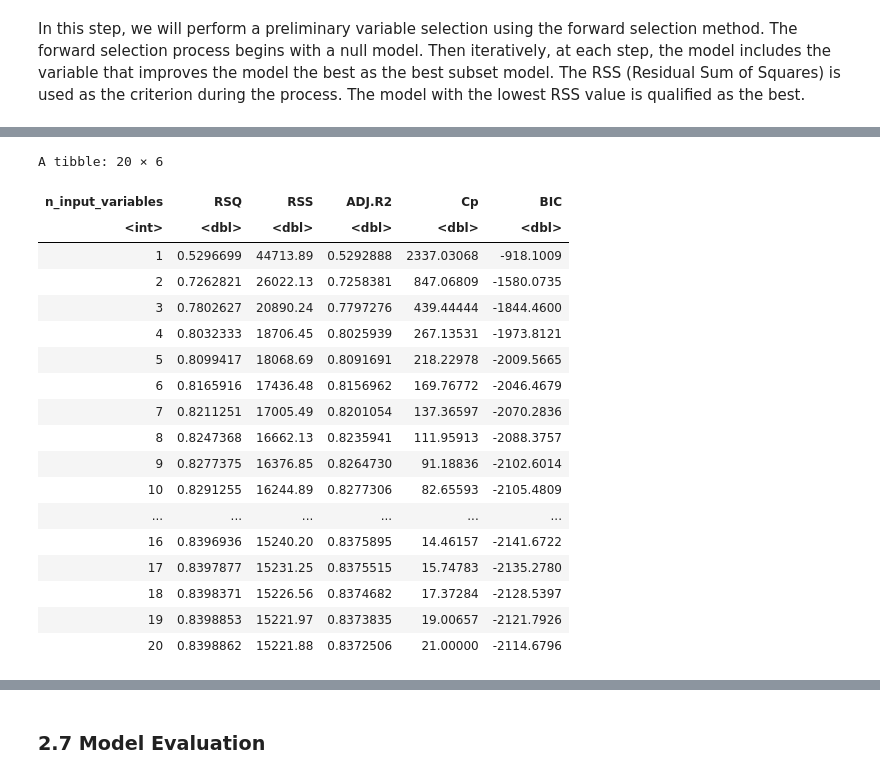
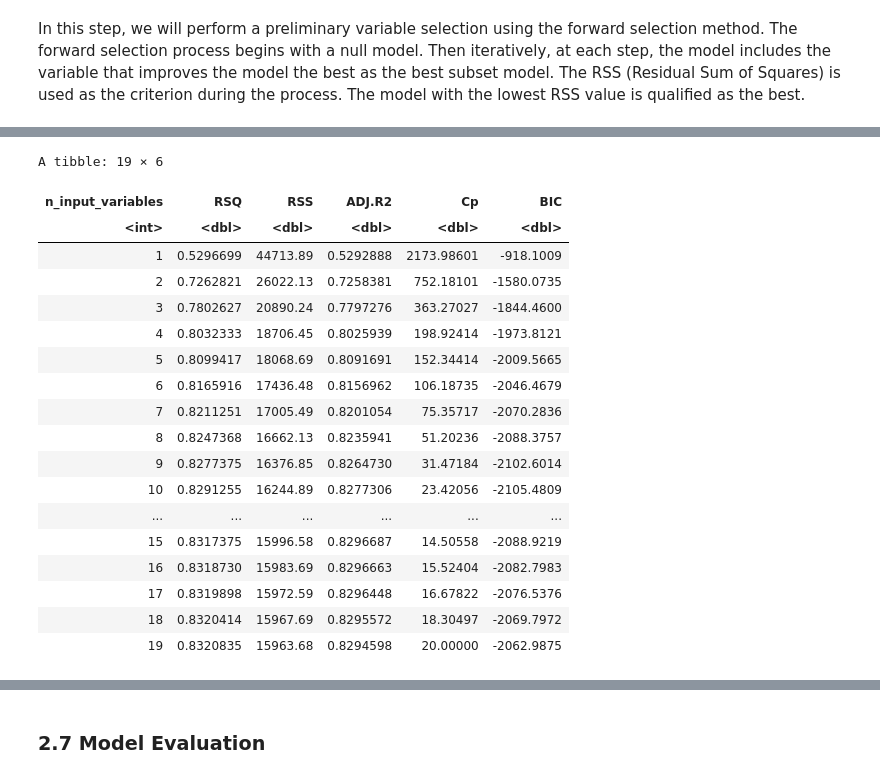
Before and after one commit to fionawang-yf/STAT301-LifeExpectancy, a Jupyter notebook: STAT301-Group1-Report.ipynb, the cells around one changed output, grey strips where cells are left out. Cells and saved outputs as stored; diff of their text form; code cells hidden in the pictures.

Commit message:
added model assumption, changed model selection process

```diff
--- a/STAT301-Group1-Report.ipynb
+++ b/STAT301-Group1-Report.ipynb
@@ -301,7 +365,7 @@ le_test  = testing(le_split)
 # %% [markdown]
 First, we extract the column names for the full set of predictor variables, excluding `life_expectancy`, which is our response variable, for the use of the selection process in the next step.
 # %%
-names <- colnames(select(le, -life_expectancy))
+names <- colnames(select(le, -life_expectancy, -infant_deaths))
 names
 # %% [output]
  [1] "year"                            "status"
@@ -318,9 +382,10 @@ names
 In this step, we will perform a preliminary variable selection using the forward selection method. The forward selection process begins with a null model. Then iteratively, at each step, the model includes the variable that improves the model the best as the best subset model. The RSS (Residual Sum of Squares) is used as the criterion during the process. The model with the lowest RSS value is qualified as the best.
 # %%
 le_forward_sel <- regsubsets(
-  x =  life_expectancy ~ ., nvmax = length(names),
+  x =  life_expectancy ~ .-infant_deaths, nvmax = length(names),
   data = le_train,
   method = "forward"
 )
 
 le_forward_summary <- summary(le_forward_sel)
+le_forward_summary
@@ -327,29 +410,29 @@ le_forward_summary <- summary(le_forward_sel)
 # %%
 le_forward_summary_df <- tibble(
-    n_input_variables = 1:20,
+    n_input_variables = 1:19,
     RSQ = le_forward_summary$rsq,
     RSS = le_forward_summary$rss,
     ADJ.R2 = le_forward_summary$adjr2,
     Cp = le_forward_summary$cp,
     BIC = le_forward_summary$bic)
 le_forward_summary_df
 # %% [output]
-A tibble: 20 × 6
+A tibble: 19 × 6
 | n_input_variables | RSQ | RSS | ADJ.R2 | Cp | BIC |
 | <int> | <dbl> | <dbl> | <dbl> | <dbl> | <dbl> |
-| 1 | 0.5296699 | 44713.89 | 0.5292888 | 2337.03068 | -918.1009 |
-| 2 | 0.7262821 | 26022.13 | 0.7258381 | 847.06809 | -1580.0735 |
-| 3 | 0.7802627 | 20890.24 | 0.7797276 | 439.44444 | -1844.4600 |
-| 4 | 0.8032333 | 18706.45 | 0.8025939 | 267.13531 | -1973.8121 |
-| 5 | 0.8099417 | 18068.69 | 0.8091691 | 218.22978 | -2009.5665 |
-| 6 | 0.8165916 | 17436.48 | 0.8156962 | 169.76772 | -2046.4679 |
-| 7 | 0.8211251 | 17005.49 | 0.8201054 | 137.36597 | -2070.2836 |
-| 8 | 0.8247368 | 16662.13 | 0.8235941 | 111.95913 | -2088.3757 |
-| 9 | 0.8277375 | 16376.85 | 0.8264730 | 91.18836 | -2102.6014 |
-| 10 | 0.8291255 | 16244.89 | 0.8277306 | 82.65593 | -2105.4809 |
+| 1 | 0.5296699 | 44713.89 | 0.5292888 | 2173.98601 | -918.1009 |
+| 2 | 0.7262821 | 26022.13 | 0.7258381 | 752.18101 | -1580.0735 |
+| 3 | 0.7802627 | 20890.24 | 0.7797276 | 363.27027 | -1844.4600 |
+| 4 | 0.8032333 | 18706.45 | 0.8025939 | 198.92414 | -1973.8121 |
+| 5 | 0.8099417 | 18068.69 | 0.8091691 | 152.34414 | -2009.5665 |
+| 6 | 0.8165916 | 17436.48 | 0.8156962 | 106.18735 | -2046.4679 |
+| 7 | 0.8211251 | 17005.49 | 0.8201054 | 75.35717 | -2070.2836 |
+| 8 | 0.8247368 | 16662.13 | 0.8235941 | 51.20236 | -2088.3757 |
+| 9 | 0.8277375 | 16376.85 | 0.8264730 | 31.47184 | -2102.6014 |
+| 10 | 0.8291255 | 16244.89 | 0.8277306 | 23.42056 | -2105.4809 |
 | ... | ... | ... | ... | ... | ... |
-| 16 | 0.8396936 | 15240.20 | 0.8375895 | 14.46157 | -2141.6722 |
-| 17 | 0.8397877 | 15231.25 | 0.8375515 | 15.74783 | -2135.2780 |
-| 18 | 0.8398371 | 15226.56 | 0.8374682 | 17.37284 | -2128.5397 |
-| 19 | 0.8398853 | 15221.97 | 0.8373835 | 19.00657 | -2121.7926 |
-| 20 | 0.8398862 | 15221.88 | 0.8372506 | 21.00000 | -2114.6796 |
+| 15 | 0.8317375 | 15996.58 | 0.8296687 | 14.50558 | -2088.9219 |
+| 16 | 0.8318730 | 15983.69 | 0.8296663 | 15.52404 | -2082.7983 |
+| 17 | 0.8319898 | 15972.59 | 0.8296448 | 16.67822 | -2076.5376 |
+| 18 | 0.8320414 | 15967.69 | 0.8295572 | 18.30497 | -2069.7972 |
+| 19 | 0.8320835 | 15963.68 | 0.8294598 | 20.00000 | -2062.9875 |
```
Also changed, not shown: parts of 43 cells of this notebook.
